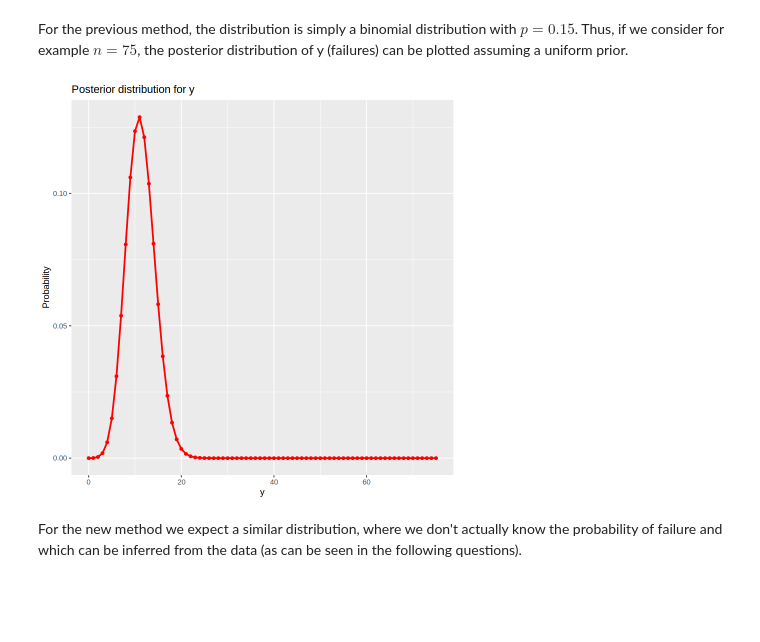
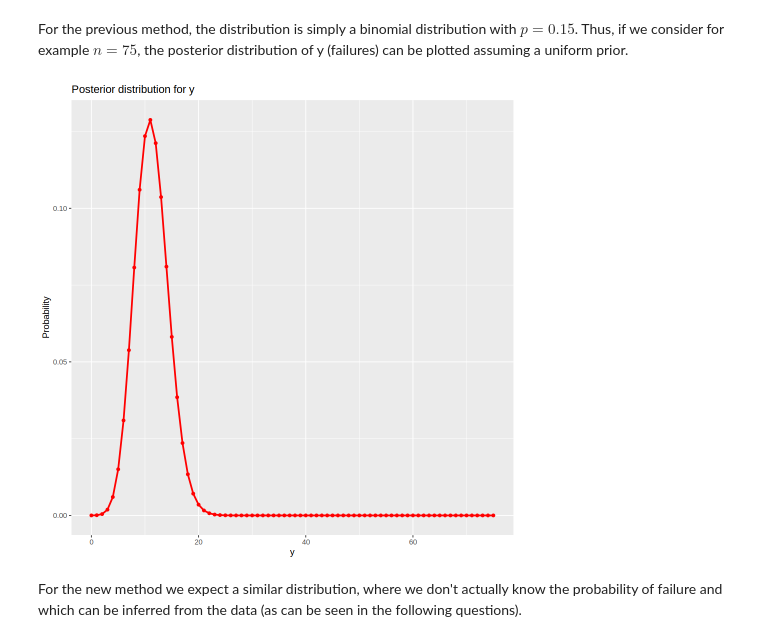
Before and after one commit to Kallo27/Advanced_statistics, a Jupyter notebook: Lab04/CalandraBuonaura_LorenzoRlab04.ipynb, the cells around one changed output. Drawn from its saved outputs; the diff is of its cells as text; code cells hidden in the pictures; blank space fills up the shorter version.

```diff
--- a/Lab04/CalandraBuonaura_LorenzoRlab04.ipynb
+++ b/Lab04/CalandraBuonaura_LorenzoRlab04.ipynb
@@ -37,27 +19,29 @@ For the previous method, the distribution is simply a binomial distribution with
 # %%
 post_un <- function(r, n, limits, p) {
   uniform <- 1 / (limits[2] - limits[1])
   normalization <- sum(uniform * dbinom(r, n, p))
 
   return(uniform * dbinom(r, n, p) / normalization)
 }
 
 p <- 0.15
 
 n <- 75
 y <- seq(0, n, 1)
 
 post_un_values <- post_un(y, n, c(min(y), max(y)), p)
 
+options(repr.plot.width = 8, repr.plot.height = 8)
+
 ggplot(data = data.frame(y, post_un_values),
        aes(x = y, y = post_un_values)) +
   geom_point(color = "red", size = 1.5) +
   geom_line(color = "red", linewidth = 1) +
   labs(title = "Posterior distribution for y",
        x = "y",
        y = "Probability")
 # %% [output]
-[figure, old version]
+[figure, new version]
 # %% [markdown]
 For the new method we expect a similar distribution, where we don't actually know the probability of failure and which can be inferred from the data (as can be seen in the following questions).
 # %% [markdown]
```
Also changed, not shown: parts of 10 cells of this notebook.
